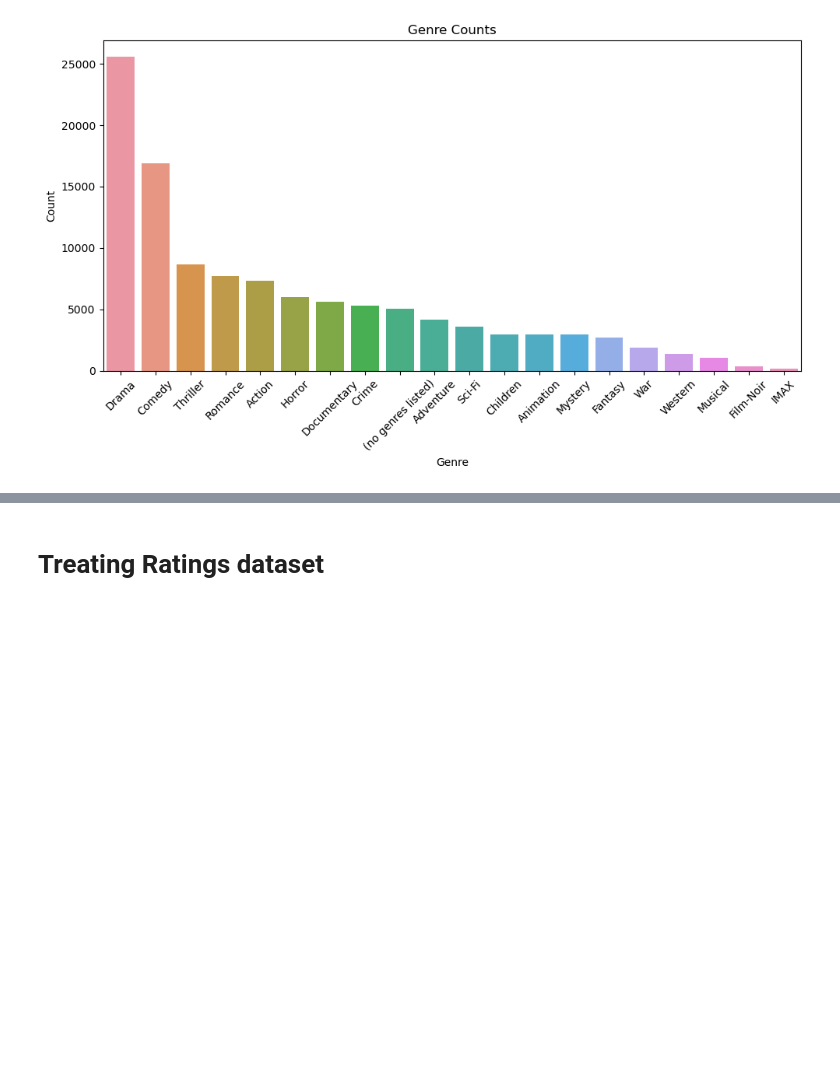
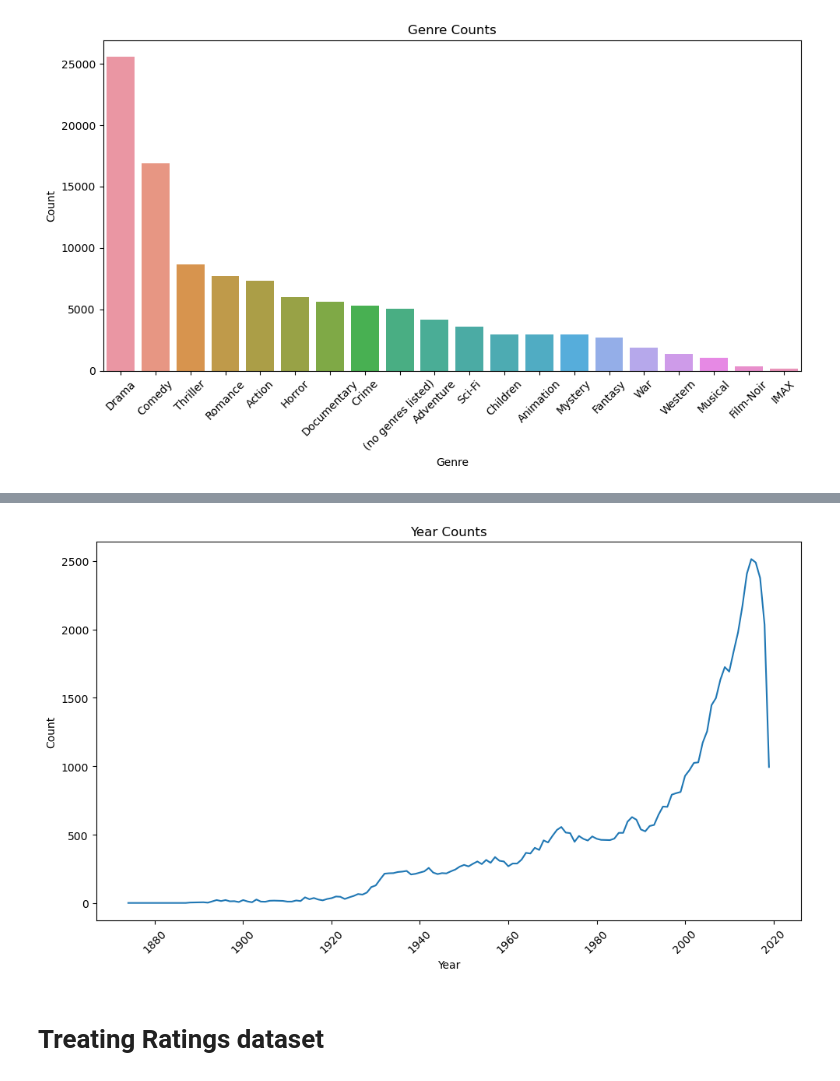
Before and after one commit to IC2020341/Capstone_Project, a Jupyter notebook: Jupyter Notebook/Capstone Project Jupyter Notebook.ipynb, the cells around one changed output, grey strips where cells are left out. Saved outputs shown, nothing was run; the diff lists cells and outputs as text; code cells hidden in the pictures; blank space fills up the shorter version.

```diff
--- a/Jupyter Notebook/Capstone Project Jupyter Notebook.ipynb
+++ b/Jupyter Notebook/Capstone Project Jupyter Notebook.ipynb
@@ -245,0 +265,5 @@ plt.show()
+# %%
+year_counts = movies['year'].replace(0, np.NaN)
+year_counts = year_counts.dropna()
+year_counts = year_counts.value_counts().reset_index()
+year_counts
@@ -246,3 +284,14 @@ plt.show()
+# %%
+plt.figure(figsize=(10, 6))
+sns.lineplot(x='year', y='count', data=year_counts)
+plt.title('Year Counts')
+plt.xlabel('Year')
+plt.ylabel('Count')
+plt.xticks(rotation=45)
+plt.tight_layout()
+plt.show();
+# %% [output]
+[figure, added]
 # %% [markdown]
 # Treating Ratings dataset
 # %%
```
Also changed, not shown: parts of 9 cells of this notebook.
